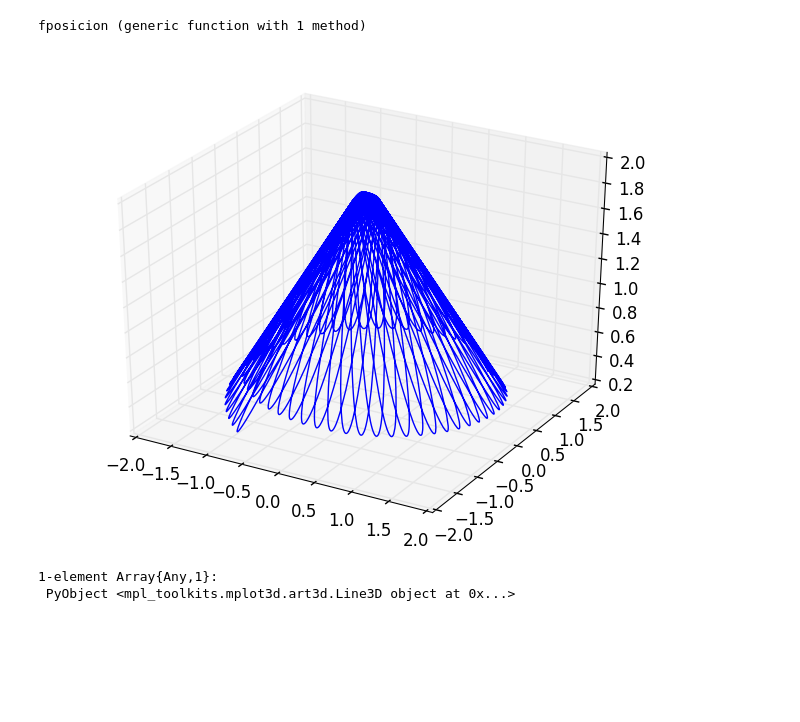
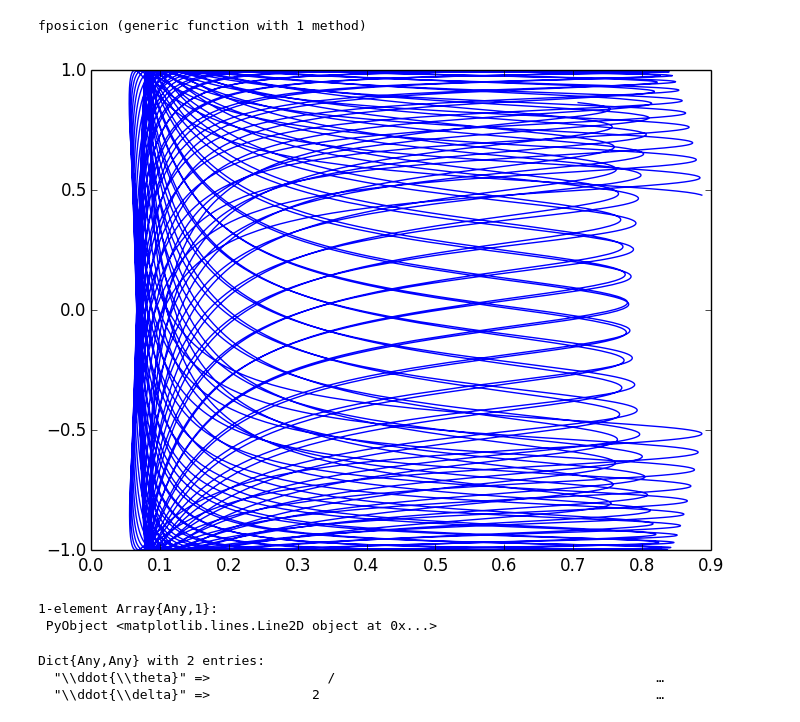
Before and after one commit to GX-Calva-Garcia/Proyecto-Final, a Jupyter notebook: pendulo.ipynb, the cells around one changed output. Drawn from its saved outputs; the diff is of its cells as text; code cells hidden in the pictures; blank space fills up the shorter version.

```diff
--- a/pendulo.ipynb
+++ b/pendulo.ipynb
@@ -578,9 +606,15 @@ t_polar,pos_polar,vel_polar=euler_cromer([pi/4,pi/6],[0.7,0.3],0.0,100.0,1e-4,fp
 x_s = 2* sin(δs) .* cos(θs);
 y_s = 2* sin(δs) .* sin(θs);
 z_s = 2-(2* sin(δs));
-# %%
-plot3D(x_s,y_s,z_s)
-# %% [output]
-[figure, removed]
-1-element Array{Any,1}:
- PyObject <mpl_toolkits.mplot3d.art3d.Line3D object at 0x...>
+# %%
+plot(sin(δs),cos(θs))
+# %% [output]
+[figure, added]
+1-element Array{Any,1}:
+ PyObject <matplotlib.lines.Line2D object at 0x...>
+# %%
+(solθ3, solδ2) = solve([Eq_esfδ2, Eq_esfθ2],[δpp, θ2pp])
+# %% [output]
+Dict{Any,Any} with 2 entries:
+  "\\ddot{\\theta}" =>               /                                         …
+  "\\ddot{\\delta}" =>             2                                           …
```
Also changed, not shown: parts of 17 cells of this notebook.
